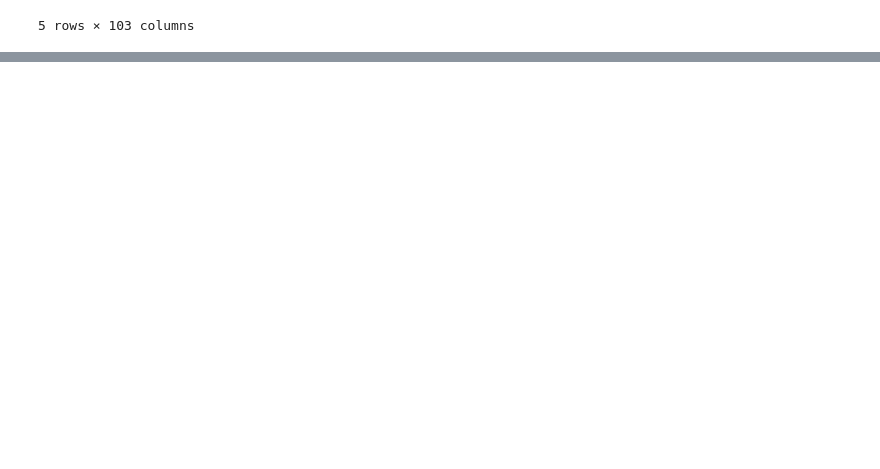
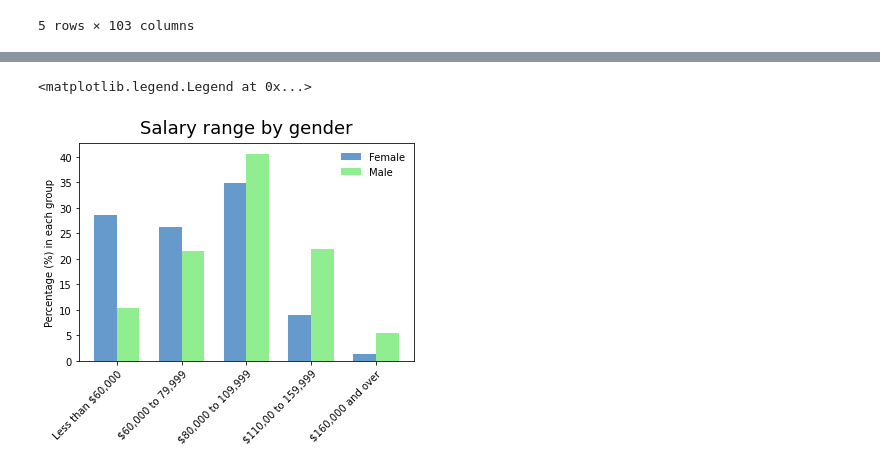
Before and after one commit to alex-cplee/WA-Public-Service-Perception-2015, a Jupyter notebook: SurveyData.ipynb, the cells around one changed output, grey strips where cells are left out. Saved outputs shown, nothing was run; the diff lists cells and outputs as text; code cells hidden in the pictures; blank space fills up the shorter version.

```diff
--- a/SurveyData.ipynb
+++ b/SurveyData.ipynb
@@ -2717,0 +607,3 @@ plt.tight_layout()
+# %%
+salary_gender_stat = %sql select D1, D8, count(ID) from `survey-data` where not (D8 = 'None') and not (D1 = 'None') group by D1, D8
+salary_gender_df = pd.DataFrame(salary_gender_stat, columns=['Gender','Salary','Frequency']) #bind the exported SQL table into a pandas dataframe
@@ -2717,0 +613,6 @@ plt.tight_layout()
+# %%
+#generate a salary dictionary for plotting and column sorting
+salary_key = %sql select Value, Label from response_key where `Question ID` = 'D8'
+salary_key = pd.DataFrame(salary_key, columns=['Value','Salary Range'])
+salary_key = salary_key.set_index('Salary Range').to_dict()
+salary_key['Value']
@@ -2717,0 +627,10 @@ plt.tight_layout()
+# %%
+salary_female_sum = salary_gender_df[salary_gender_df['Gender']=='Female']['Frequency'].sum() #sum of all female with values in Salary
+salary_male_sum = salary_gender_df[salary_gender_df['Gender']=='Male']['Frequency'].sum() #sum of all male with values in Salary
+salary_gender_df['Percentage'] = ''
+# %%
+#calculate percentage in each ealary range per gender group
+salary_gender_df['Percentage'] = (salary_gender_df['Frequency']/salary_female_sum*100).where(salary_gender_df['Gender']=='Female',
+                                                                                             other=salary_gender_df['Frequency']/salary_male_sum*100)
+salary_gender_df = salary_gender_df.iloc[salary_gender_df['Salary'].map(salary_key['Value']).sort_values().index].sort_values(by='Gender')
+salary_gender_df #sort by gender first then Salary using the dictionary
@@ -2717,0 +649,23 @@ plt.tight_layout()
+# %%
+import matplotlib.pyplot as plt
+%matplotlib inline
+
+#manually create the first figure
+
+fig, ax2 = plt.subplots()
+labels = list(salary_key['Value'].keys()) #label for the manual plot
+
+x = np.arange(len(labels))
+width = 0.35
+
+ax2.bar(x - width/2, salary_gender_df[salary_gender_df['Gender']=='Female']['Percentage'], width, label='Female', color = "#6699cc")
+ax2.bar(x + width/2, salary_gender_df[salary_gender_df['Gender']=='Male']['Percentage'], width, label='Male', color = 'lightgreen')
+
+ax2.set_ylabel('Percentage (%) in each group')
+ax2.set_title('Salary range by gender', fontdict = {'fontsize': 18, 'verticalalignment':'bottom' })
+ax2.set_xticks(x)
+ax2.set_xticklabels(labels, rotation = 45, rotation_mode='anchor', ha = 'right')
+ax2.legend(bbox_to_anchor=(1, 1), frameon = False)
+# %% [output]
+<matplotlib.legend.Legend at 0x...>
+[figure, added]
```
Also changed, not shown: parts of 359 cells of this notebook.
